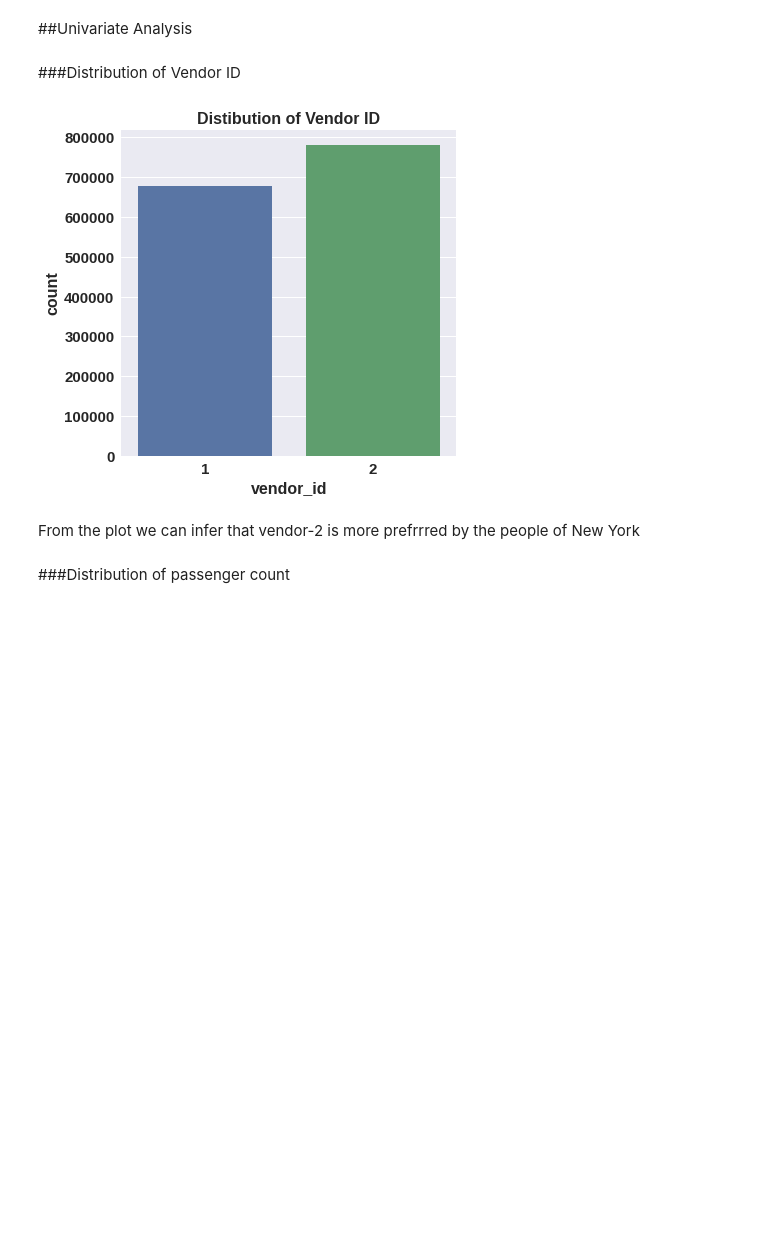
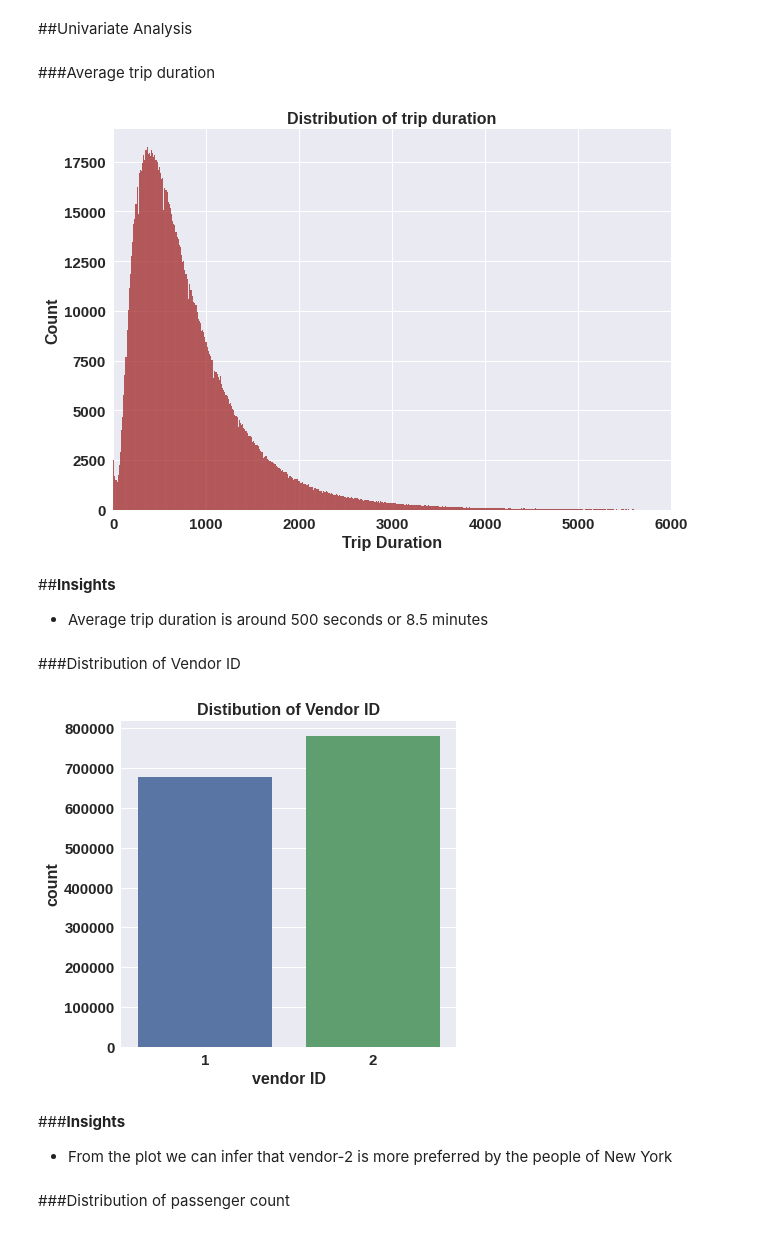
Before and after one commit to Kushan1001/NYC-Taxi-Trip-Time-Prediction, a Jupyter notebook: NYC_Taxi_Trip_Time_Prediction_Capstone_Project.ipynb, the cells around one changed output. Drawn from its saved outputs; the diff is of its cells as text; code cells hidden in the pictures; blank space fills up the shorter version.

```diff
--- a/NYC_Taxi_Trip_Time_Prediction_Capstone_Project.ipynb
+++ b/NYC_Taxi_Trip_Time_Prediction_Capstone_Project.ipynb
@@ -314,6 +307,23 @@ taxi_df.drop(taxi_df[taxi_df['trip_duration'] == 2049578].index, inplace = True)
 taxi_df.drop(taxi_df[taxi_df['trip_duration'] == 1939736].index, inplace = True)
 # %% [markdown]
 ##Univariate Analysis
+# %% [markdown]
+###Average trip duration
+# %%
+rcParams['figure.figsize'] = 10,7
+
+sns.histplot(data = taxi_df, x= 'trip_duration', color = 'brown')
+plt.xlim(0,6000)
+plt.xlabel('Trip Duration')
+plt.title('Distribution of trip duration')
+plt.show();
+# %% [output]
+[figure, added]
+# %% [markdown]
+##**Insights**
+
+
+*   Average trip duration is around 500 seconds or 8.5 minutes
 # %% [markdown]
 ###Distribution of Vendor ID
 # %%
@@ -321,11 +331,14 @@ rcParams['figure.figsize'] = 6,6
 
 sns.countplot(taxi_df['vendor_id'])
 plt.title('Distibution of Vendor ID')
+plt.xlabel('vendor ID')
 plt.show();
 # %% [output]
-[figure, old version]
+[figure, new version]
 # %% [markdown]
-From the plot we can infer that vendor-2 is more prefrrred by the people of New York
+###**Insights**
+
+*  From the plot we can infer that vendor-2 is more preferred by the people of New York
 # %% [markdown]
 ###Distribution of passenger count
 # %%
```
Also changed, not shown: parts of 20 cells of this notebook.
